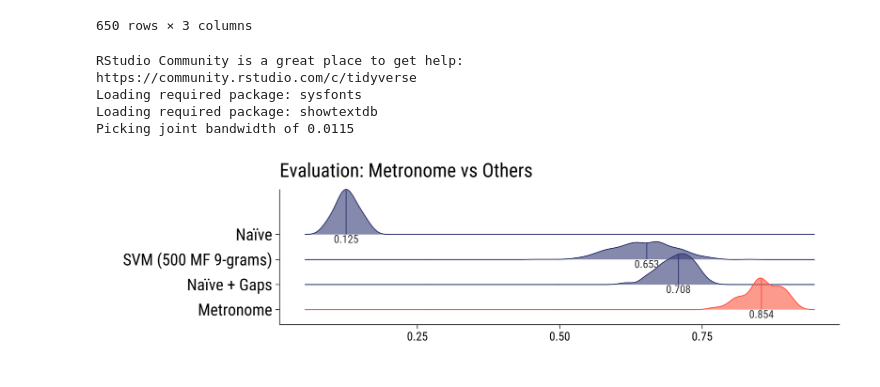
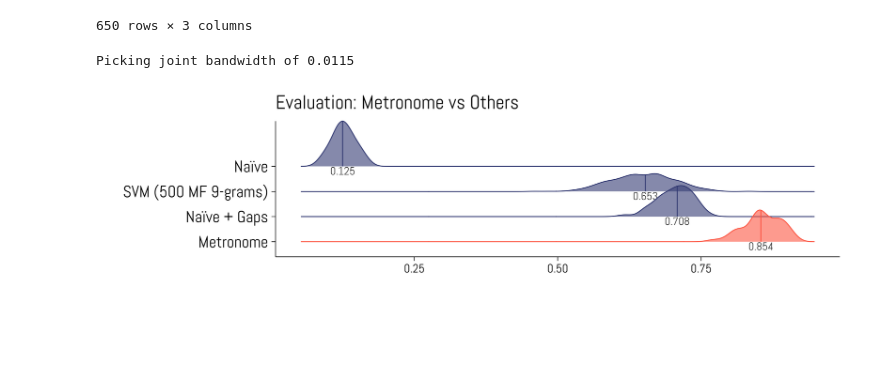
Before and after one commit to bnagy/metronome-paper, a Jupyter notebook: repro/evaluation.ipynb, the cells around one changed output. Saved outputs shown, nothing was run; the diff lists cells and outputs as text; code cells hidden in the pictures; blank space fills up the shorter version.

```diff
--- a/repro/evaluation.ipynb
+++ b/repro/evaluation.ipynb
@@ -353,7 +353,7 @@ library(paletteer)
 library(ggplot2)
 library(showtext)
 library(forcats)
-font_add_google("Roboto Condensed", "fnt")
+font_add_google("Abel", "fnt")
 showtext_auto()
 
 plt <- c(
@@ -373,35 +373,31 @@ ggridges::stat_density_ridges(
     alpha = .6, quantile_lines=T, quantiles=2, linewidth=0.3
 ) +
 scale_colour_manual(values=plt) +
 scale_fill_manual(values=plt) +
 theme_bw() +
 xlab("") +
 ylab("") +
 ggtitle("Evaluation: Metronome vs Others") +
 theme(
     panel.border = element_blank(),
     legend.position='none',
     panel.background = element_rect(fill = bgcol,color=bgcol),
     plot.background = element_rect(fill = bgcol,color=bgcol),
     plot.title = element_text( size=13, family="fnt", color=fgcol),
     axis.line.x=element_line(linewidth=0.2,color=fgcol),
     axis.line.y=element_line(linewidth=0.2,color=fgcol),
     axis.ticks.x=element_line(linewidth=0.2,color=fgcol),
     axis.ticks.y=element_line(linewidth=0.2,color=fgcol),
     axis.text.x=element_text(size=8, family="fnt", color=fgcol),
     axis.text.y=element_text(size=11, family="fnt", color=fgcol),
     panel.grid.major = element_blank(),
     panel.grid.minor = element_blank(),
 )
 
 # fn <- "../paper/figures/evaluation.pdf"
 # ggsave(fn, dpi=600, width=7, height=2, device=cairo_pdf)
 
 p
 # %% [output]
-RStudio Community is a great place to get help:
-https://community.rstudio.com/c/tidyverse
-Loading required package: sysfonts
-Loading required package: showtextdb
 Picking joint bandwidth of 0.0115
-[figure, old version]
+[figure, new version]
```
Also changed, not shown: parts of 1 cell of this notebook, 5 other files.
